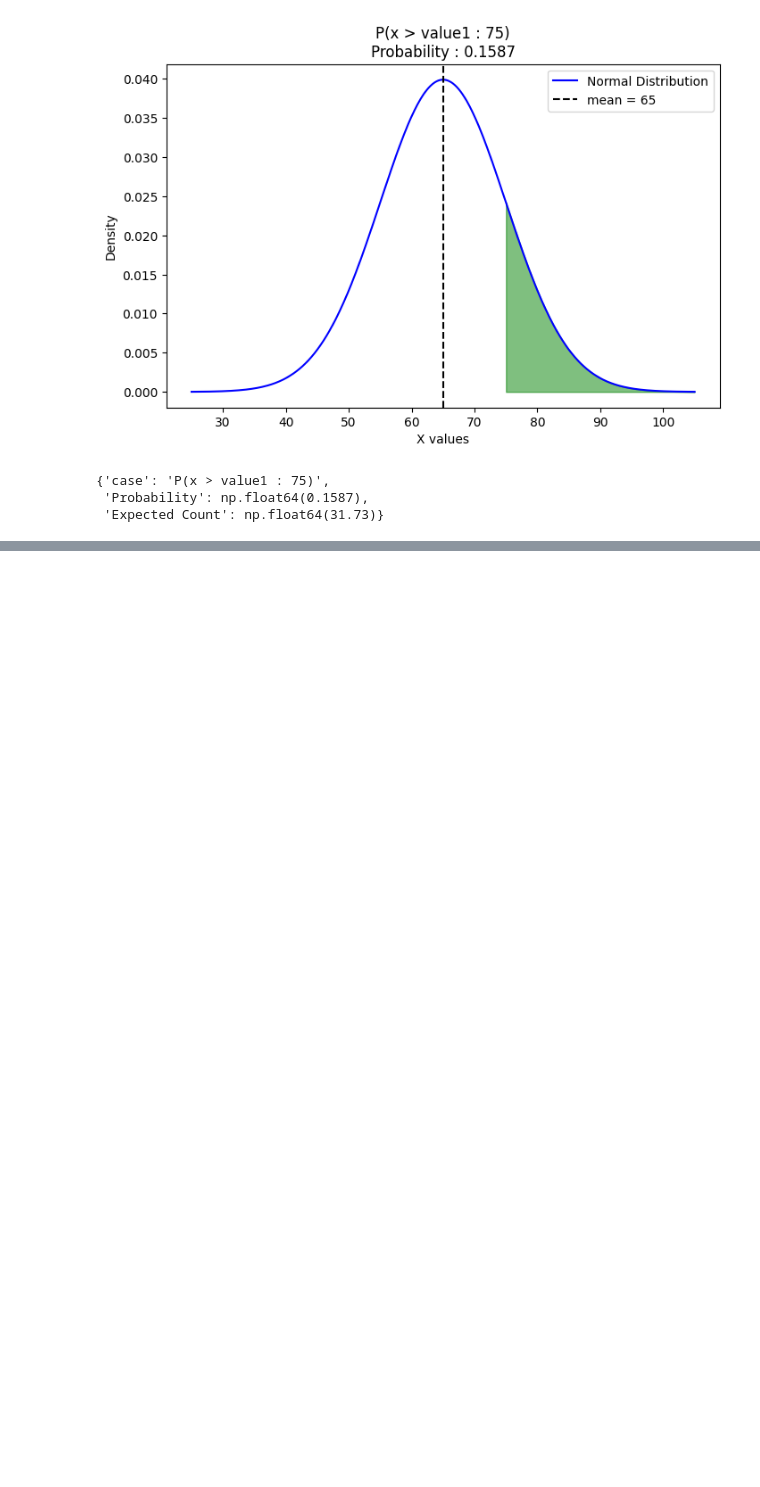
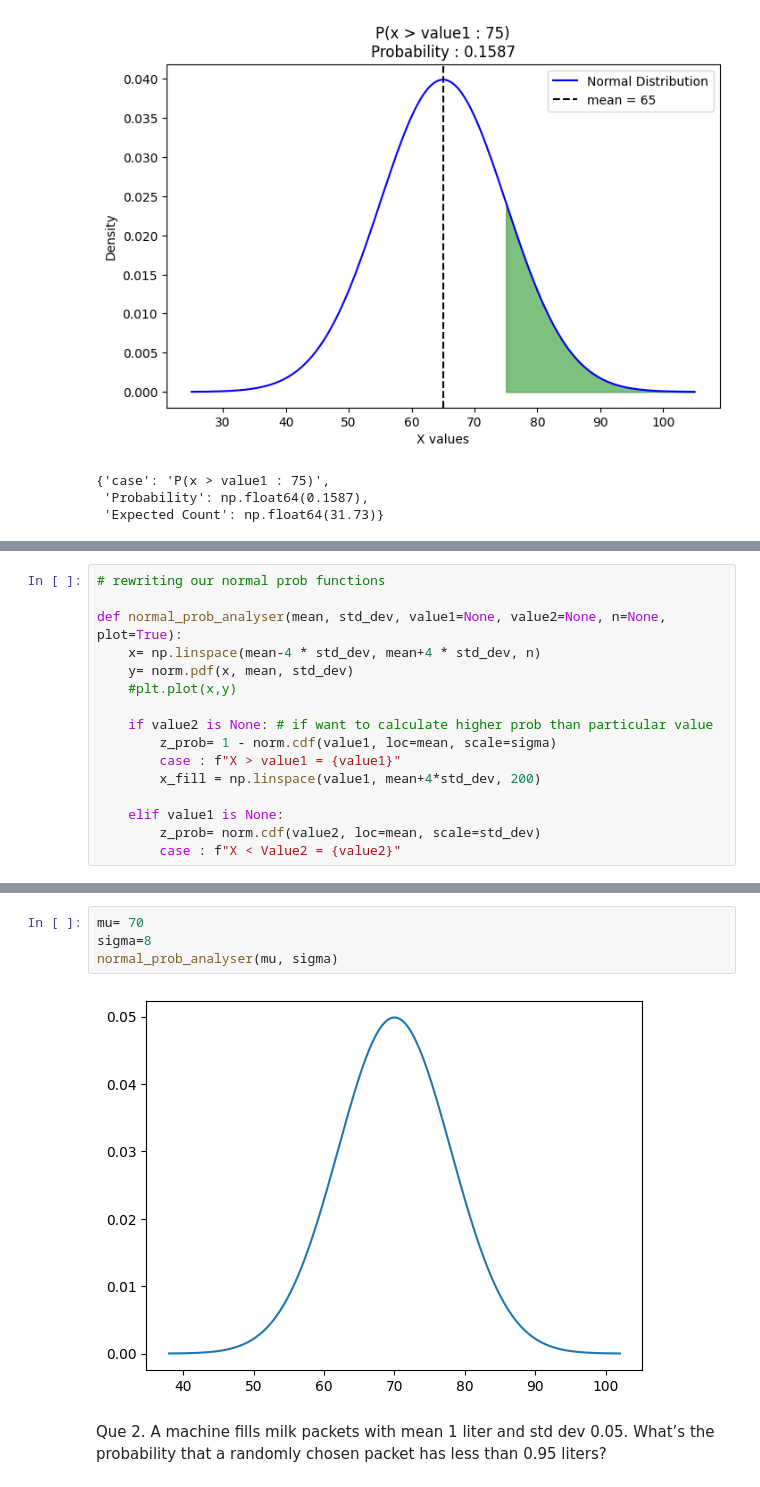
Before and after one commit to SachinSherki4/Data_Science, a Jupyter notebook: Cource_Learning/Probability_distribution_scypi/Prob_of_continous_variable/nominal_distribution.ipynb, the cells around one changed output, grey strips where cells are left out. Drawn from its saved outputs; the diff is of its cells as text; blank space fills up the shorter version.

```diff
--- a/Cource_Learning/Probability_distribution_scypi/Prob_of_continous_variable/nominal_distribution.ipynb
+++ b/Cource_Learning/Probability_distribution_scypi/Prob_of_continous_variable/nominal_distribution.ipynb
@@ -162,3 +163,19 @@ result2
 result= normal_distribution_solver(mu,sigma, value1=None,value2=75, n=200)
 # %% [output]
 [figure]
+# %%
+# rewriting our normal prob functions
+
+def normal_prob_analyser(mean, std_dev, value1=None, value2=None, n=None, plot=True):
+    x= np.linspace(mean-4 * std_dev, mean+4 * std_dev, n)
+    y= norm.pdf(x, mean, std_dev)
+    #plt.plot(x,y)
+
+    if value2 is None: # if want to calculate higher prob than particular value
+        z_prob= 1 - norm.cdf(value1, loc=mean, scale=sigma)
+        case : f"X > value1 = {value1}"
+        x_fill = np.linspace(value1, mean+4*std_dev, 200)
+
+    elif value1 is None:
+        z_prob= norm.cdf(value2, loc=mean, scale=std_dev)
+        case : f"X < Value2 = {value2}"
@@ -164,0 +193,9 @@ result= normal_distribution_solver(mu,sigma, value1=None,value2=75, n=200)
+# %%
+mu= 70
+sigma=8
+normal_prob_analyser(mu, sigma)
+# %% [output]
+[figure, added]
+# %% [markdown]
+Que 2. A machine fills milk packets with mean 1 liter and std dev 0.05.
+What’s the probability that a randomly chosen packet has less than 0.95 liters?
```
Also changed, not shown: parts of 6 cells of this notebook, 1 other file.
